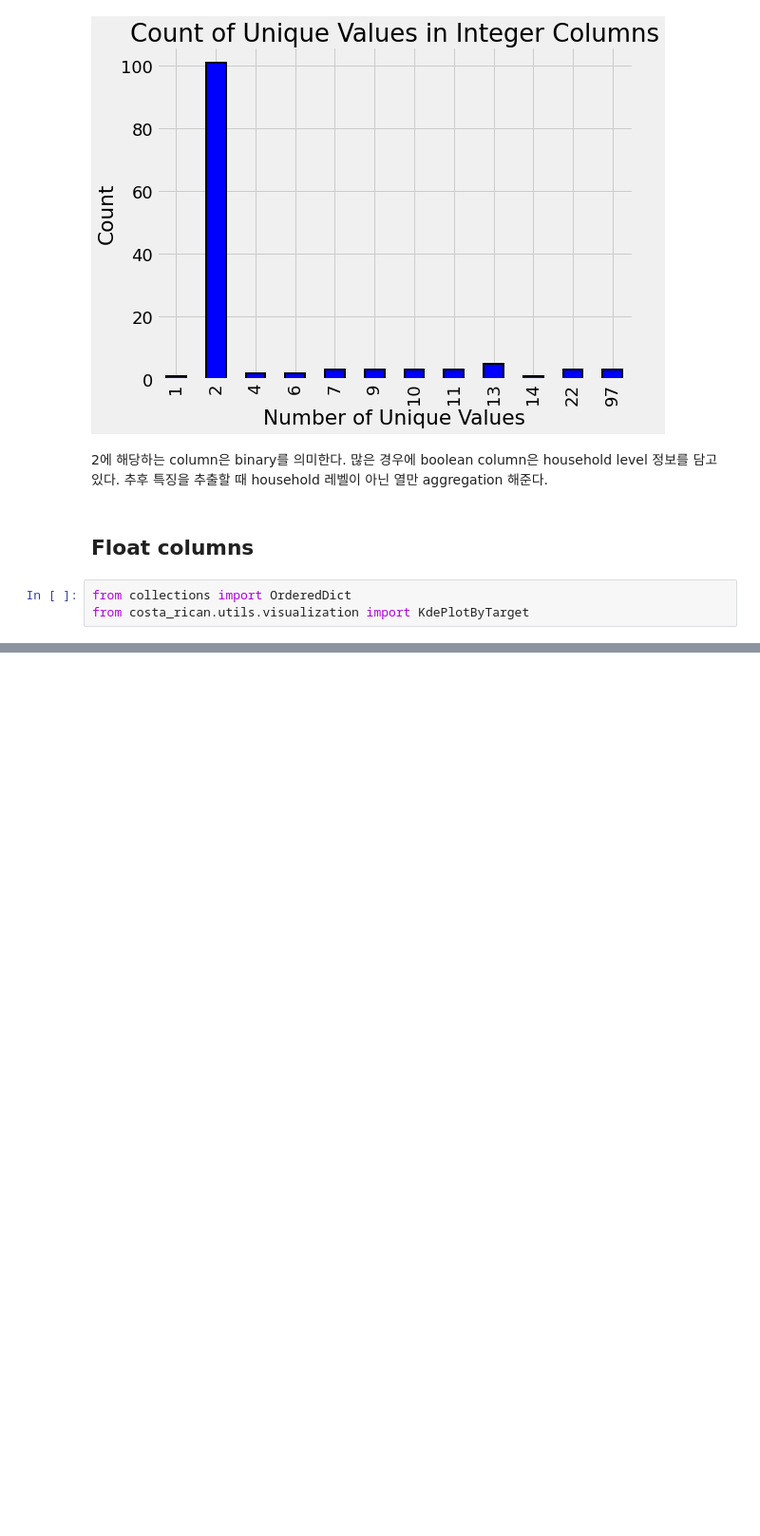
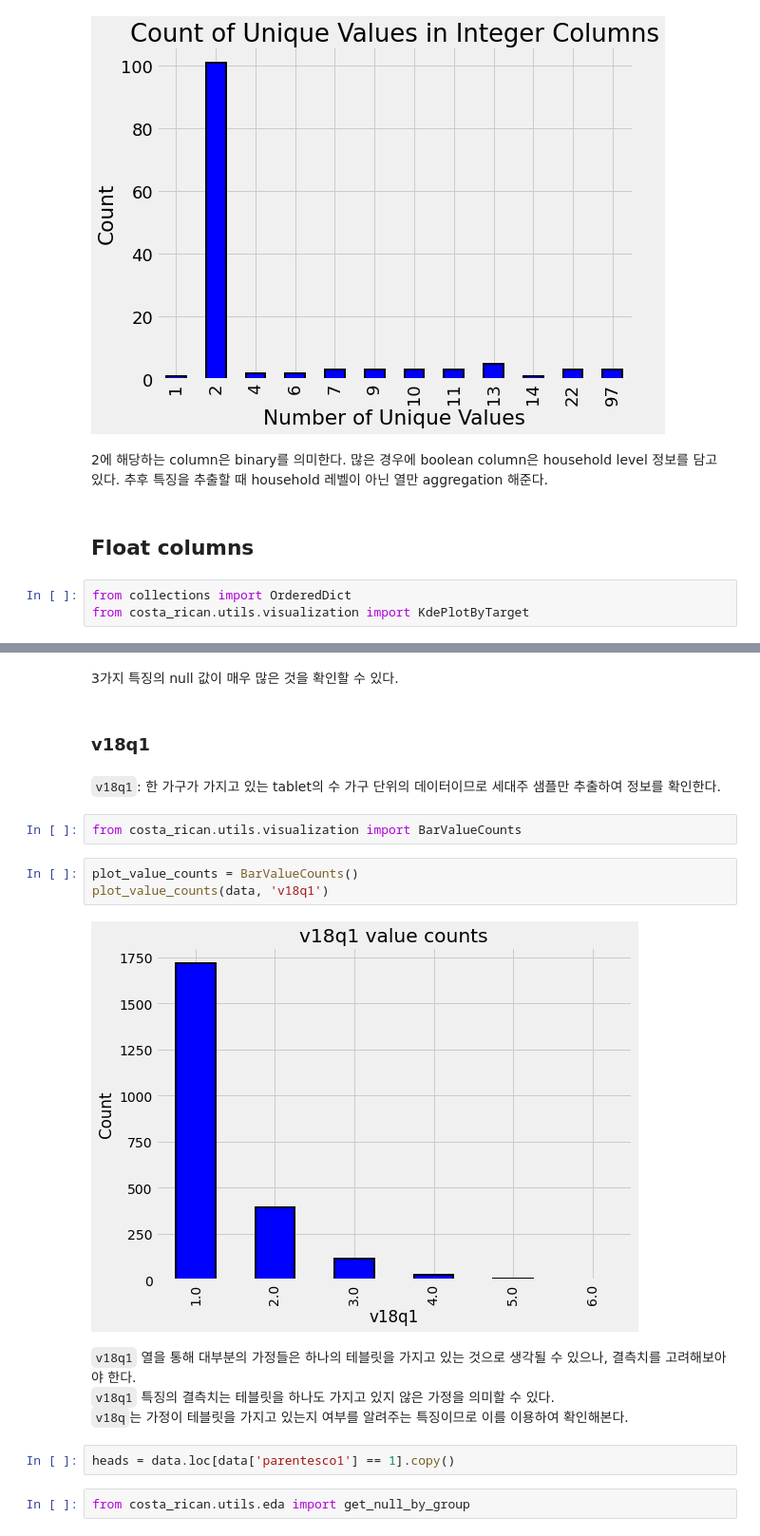
Before and after one commit to HyeonGeunY/costa-rican, a Jupyter notebook: notebooks/A_Complete_Introduction_and_Walkthrough.ipynb, the cells around one changed output, grey strips where cells are left out. Shown at 95% size. Drawn from its saved outputs; the diff is of its cells as text; blank space fills up the shorter version.

Commit message:
costa

```diff
--- a/notebooks/A_Complete_Introduction_and_Walkthrough.ipynb
+++ b/notebooks/A_Complete_Introduction_and_Walkthrough.ipynb
@@ -82,0 +249,22 @@ kde_plot_by_target("float")
+# %% [markdown]
+3가지 특징의 null 값이 매우 많은 것을 확인할 수 있다.
+# %% [markdown]
+### v18q1
+# %% [markdown]
+`v18q1`: 한 가구가 가지고 있는 tablet의 수
+가구 단위의 데이터이므로 세대주 샘플만 추출하여 정보를 확인한다.
+# %%
+from costa_rican.utils.visualization import BarValueCounts
+# %%
+plot_value_counts = BarValueCounts()
+plot_value_counts(data, 'v18q1')
+# %% [output]
+[figure, added]
+# %% [markdown]
+`v18q1` 열을 통해 대부분의 가정들은 하나의 테블릿을 가지고 있는 것으로 생각될 수 있으나, 결측치를 고려해보아야 한다.
+`v18q1` 특징의 결측치는 테블릿을 하나도 가지고 있지 않은 가정을 의미할 수 있다.
+`v18q`는 가정이 테블릿을 가지고 있는지 여부를 알려주는 특징이므로 이를 이용하여 확인해본다.
+# %%
+heads = data.loc[data['parentesco1'] == 1].copy()
+# %%
+from costa_rican.utils.eda import get_null_by_group
```
Also changed, not shown: parts of 61 cells of this notebook, 2 other files.
